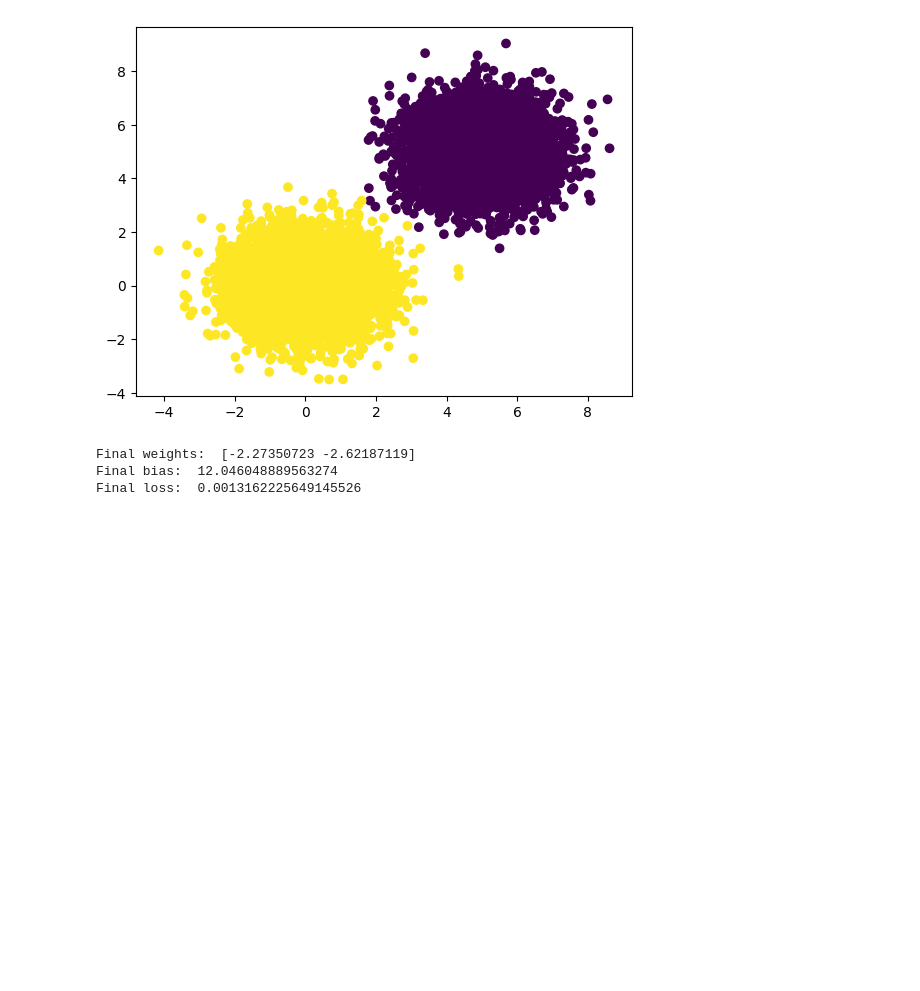
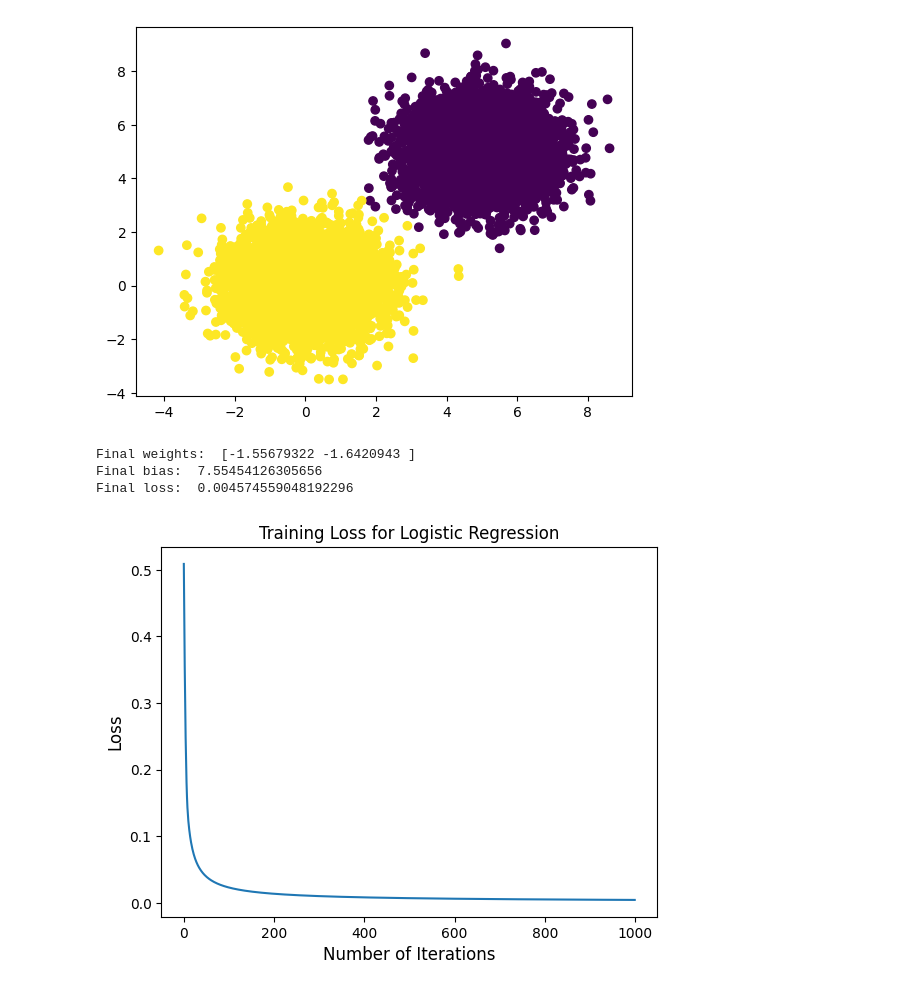
Before and after one commit to andrewmalley725/ml-from-scratch, a Jupyter notebook: LogisticRegression/logistic_classifier.ipynb, the cells around one changed output. Saved outputs shown, nothing was run; the diff lists cells and outputs as text; code cells hidden in the pictures; blank space fills up the shorter version.

```diff
--- a/LogisticRegression/logistic_classifier.ipynb
+++ b/LogisticRegression/logistic_classifier.ipynb
@@ -19,16 +19,24 @@ plt.show()
 # %% [output]
 [figure]
 # %%
-model = LogisticRegression(alpha=1e-4, max_iter=10000)
+model = LogisticRegression(alpha=1e-4, max_iter=1000)
 w,b,loss = model.fit_gd(X, y)
 
 print("Final weights: ", w)
 print("Final bias: ", b)
 print("Final loss: ", loss[-1])
+
+plt.figure()
+plt.title("Training Loss for Logistic Regression")
+plt.xlabel("Number of Iterations", fontsize=12)
+plt.ylabel("Loss", fontsize=12)
+plt.plot(loss)
+plt.show()
 # %% [output]
-Final weights:  [-2.27350723 -2.62187119]
-Final bias:  12.046048889563274
-Final loss:  0.0013162225649145526
+Final weights:  [-1.55679322 -1.6420943 ]
+Final bias:  7.55454126305656
+Final loss:  0.004574559048192296
+[figure, added]
 # %%
 # Create a mesh grid
 x_min, x_max = X[:, 0].min() - 1, X[:, 0].max() + 1
```
Also changed, not shown: parts of 1 cell of this notebook.
